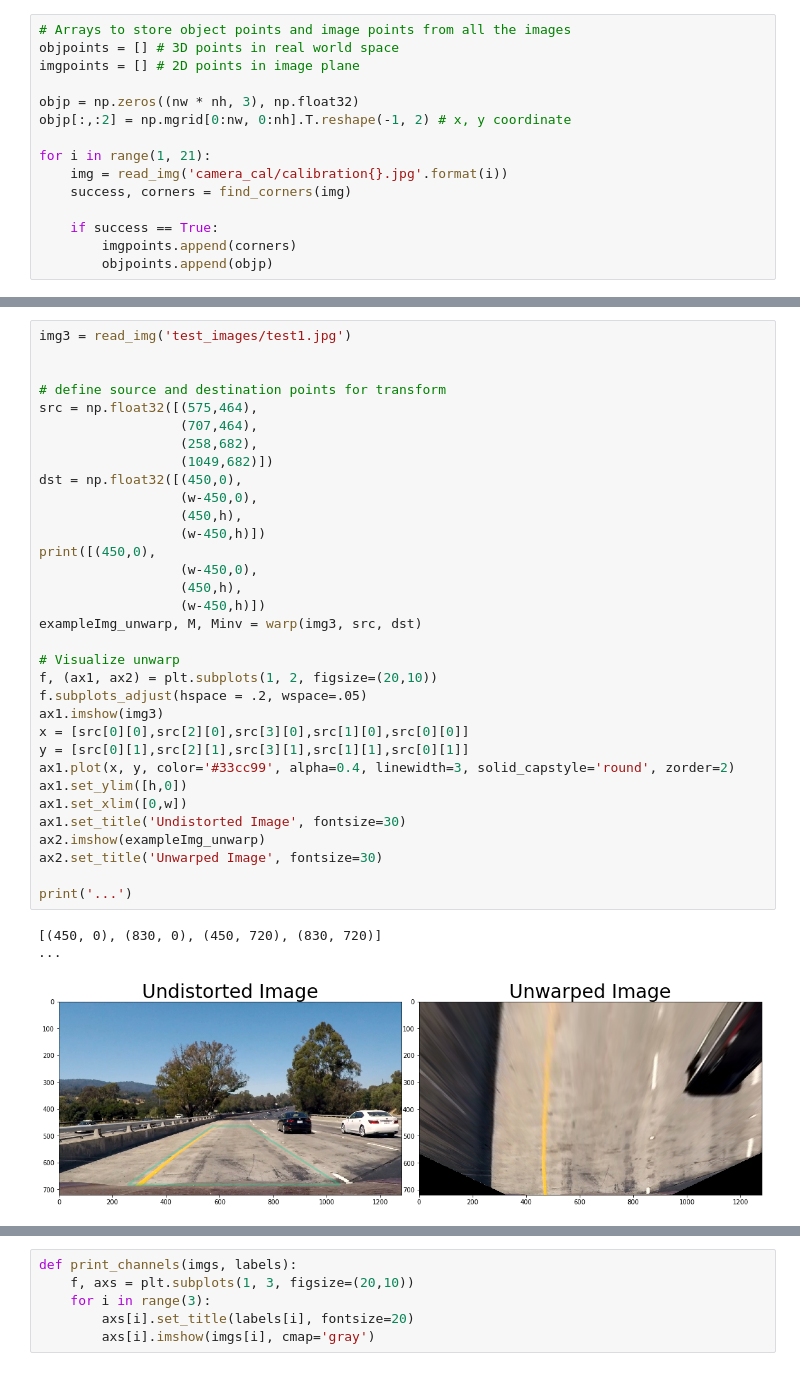
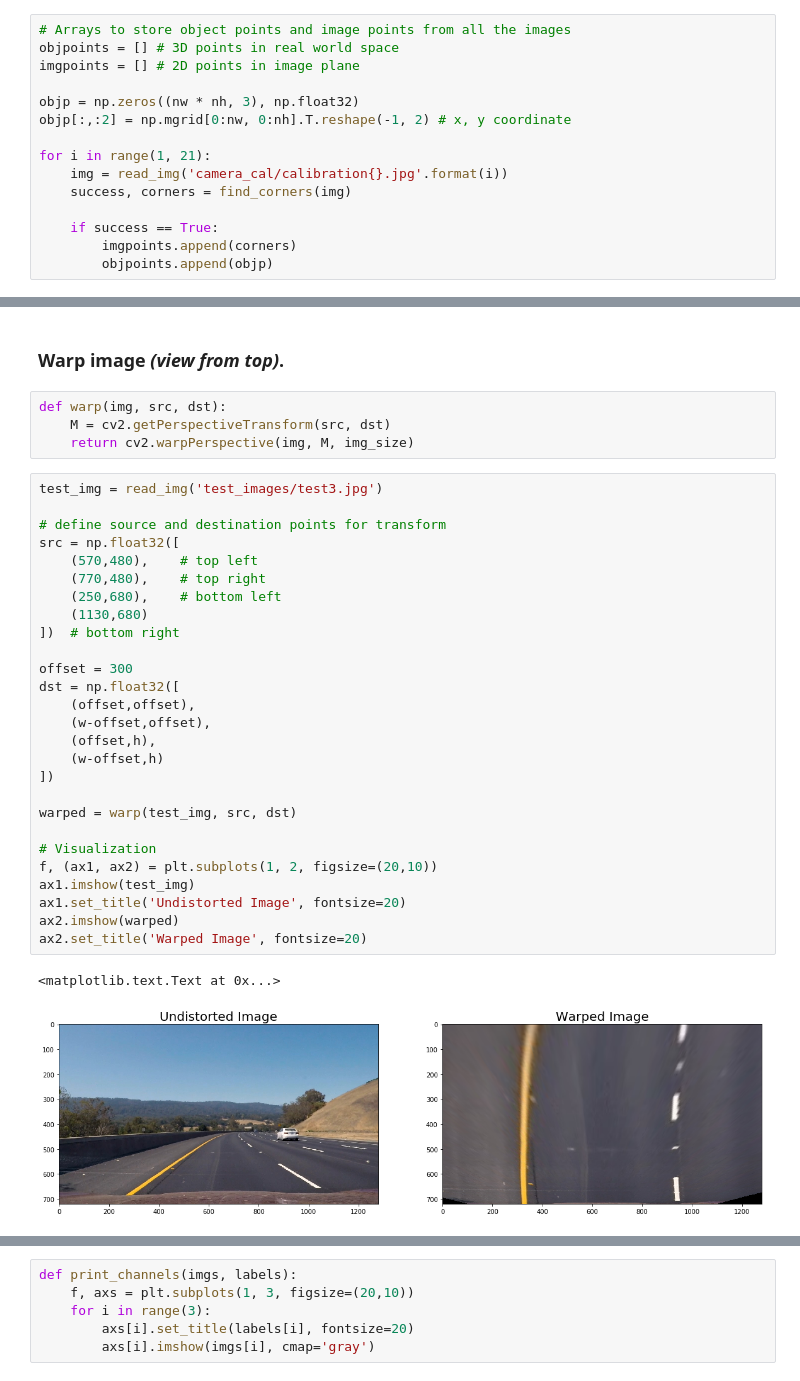
Before and after one commit to vssrcj/advanced-lane-lines, a Jupyter notebook: main.ipynb, the cells around one changed output, grey strips where cells are left out. Cells and saved outputs as stored; diff of their text form.

```diff
--- a/main.ipynb
+++ b/main.ipynb
@@ -85,37 +79,36 @@ def warp(img, src, dst):
-# %%
-img3 = read_img('test_images/test1.jpg')
-
-
-# define source and destination points for transform
-src = np.float32([(575,464),
-                  (707,464),
-                  (258,682),
-                  (1049,682)])
-dst = np.float32([(450,0),
-                  (w-450,0),
-                  (450,h),
-                  (w-450,h)])
-print([(450,0),
-                  (w-450,0),
-                  (450,h),
-                  (w-450,h)])
-exampleImg_unwarp, M, Minv = warp(img3, src, dst)
-
-# Visualize unwarp
-f, (ax1, ax2) = plt.subplots(1, 2, figsize=(20,10))
-f.subplots_adjust(hspace = .2, wspace=.05)
-ax1.imshow(img3)
-x = [src[0][0],src[2][0],src[3][0],src[1][0],src[0][0]]
-y = [src[0][1],src[2][1],src[3][1],src[1][1],src[0][1]]
-ax1.plot(x, y, color='#33cc99', alpha=0.4, linewidth=3, solid_capstyle='round', zorder=2)
-ax1.set_ylim([h,0])
-ax1.set_xlim([0,w])
-ax1.set_title('Undistorted Image', fontsize=30)
-ax2.imshow(exampleImg_unwarp)
-ax2.set_title('Unwarped Image', fontsize=30)
-
-print('...')
-# %% [output]
-[(450, 0), (830, 0), (450, 720), (830, 720)]
-...
-[figure, removed]
+# %% [markdown]
+### Warp image *(view from top)*.
+# %%
+def warp(img, src, dst):
+    M = cv2.getPerspectiveTransform(src, dst)
+    return cv2.warpPerspective(img, M, img_size)
+# %%
+test_img = read_img('test_images/test3.jpg')
+
+# define source and destination points for transform
+src = np.float32([
+    (570,480),    # top left
+    (770,480),    # top right
+    (250,680),    # bottom left
+    (1130,680)
+])  # bottom right
+
+offset = 300
+dst = np.float32([
+    (offset,offset),
+    (w-offset,offset),
+    (offset,h),
+    (w-offset,h)
+])
+
+warped = warp(test_img, src, dst)
+
+# Visualization
+f, (ax1, ax2) = plt.subplots(1, 2, figsize=(20,10))
+ax1.imshow(test_img)
+ax1.set_title('Undistorted Image', fontsize=20)
+ax2.imshow(warped)
+ax2.set_title('Warped Image', fontsize=20)
+# %% [output]
+<matplotlib.text.Text at 0x...>
+[figure, added]
```
Also changed, not shown: parts of 30 cells of this notebook.
